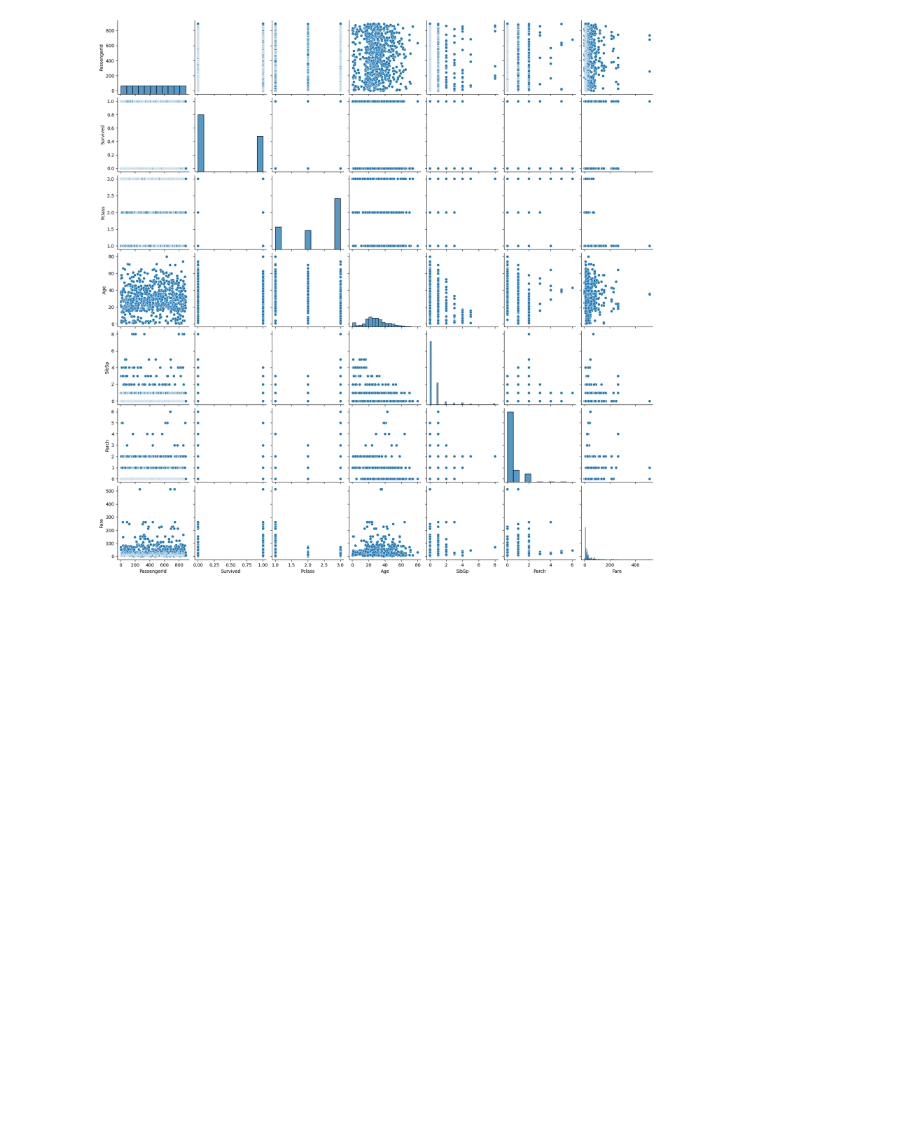
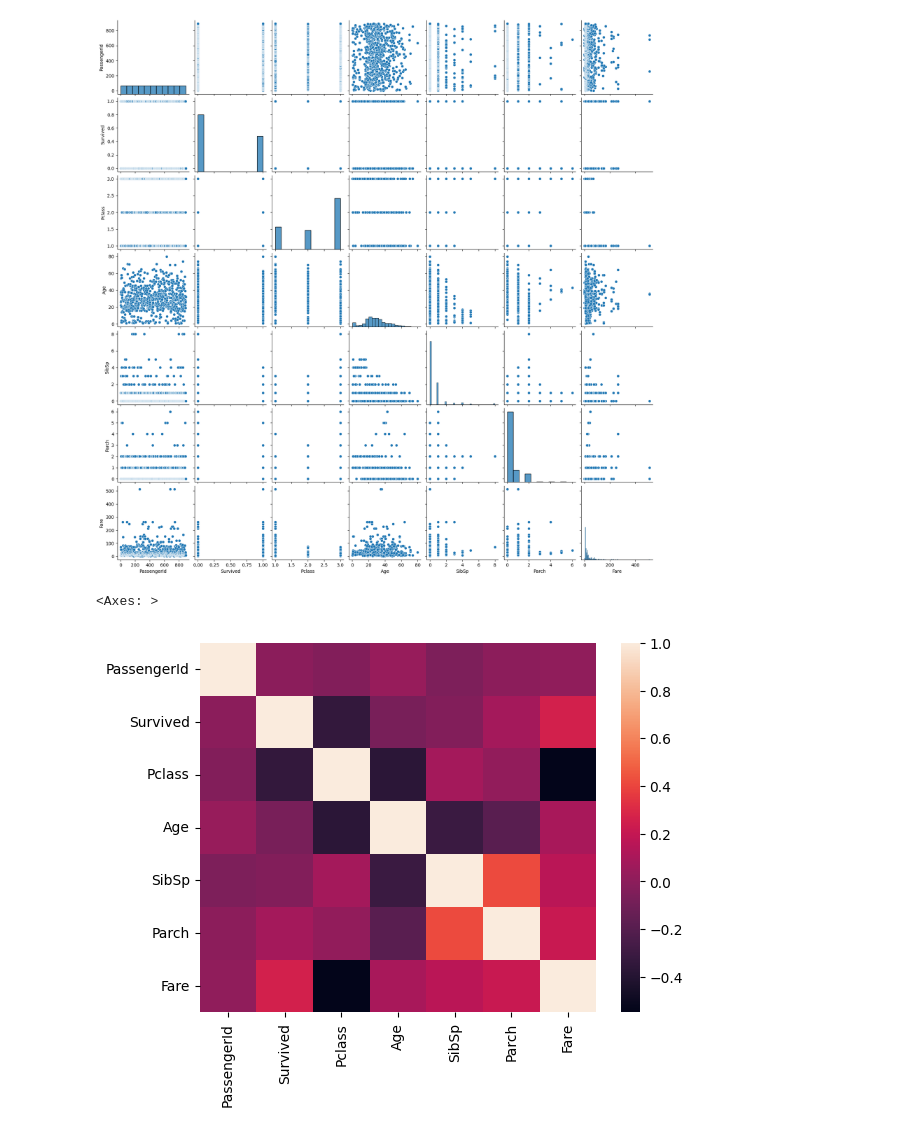
Before and after one commit to RoshanKrO7/6sem, a Jupyter notebook: DAV_Lab7.ipynb, the cells around one changed output. Saved outputs shown, nothing was run; the diff lists cells and outputs as text; code cells hidden in the pictures; blank space fills up the shorter version.

```diff
--- a/DAV_Lab7.ipynb
+++ b/DAV_Lab7.ipynb
@@ -210,3 +210,8 @@ sns.pairplot(df)
 # %% [output]
 <seaborn.axisgrid.PairGrid at 0x...>
 [figure]
+# %%
+sns.heatmap(df.corr())
+# %% [output]
+<Axes: >
+[figure, added]
```
Also changed, not shown: parts of 4 cells of this notebook.
